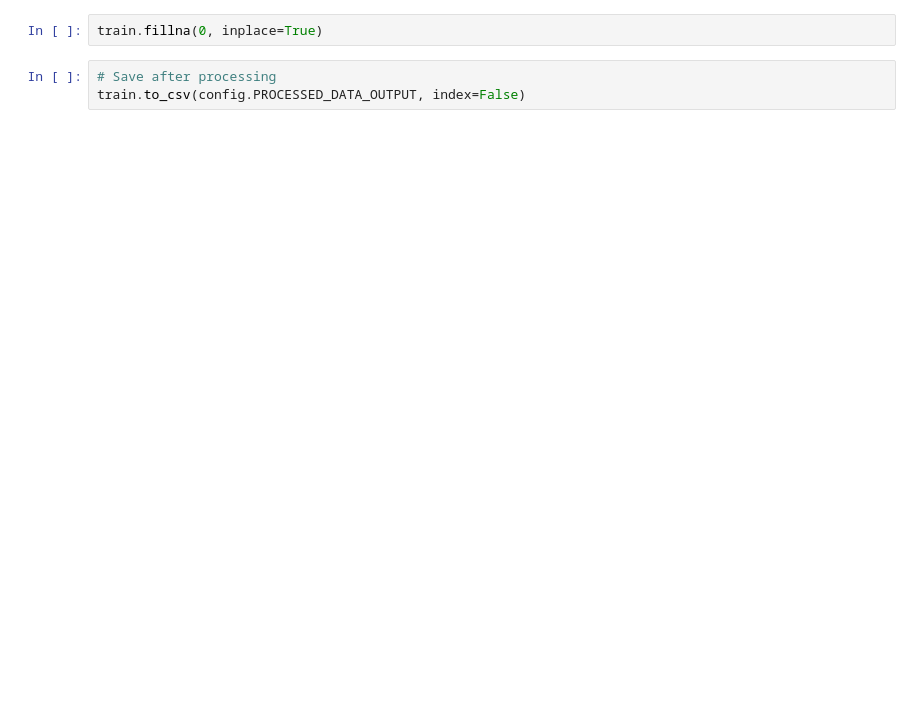
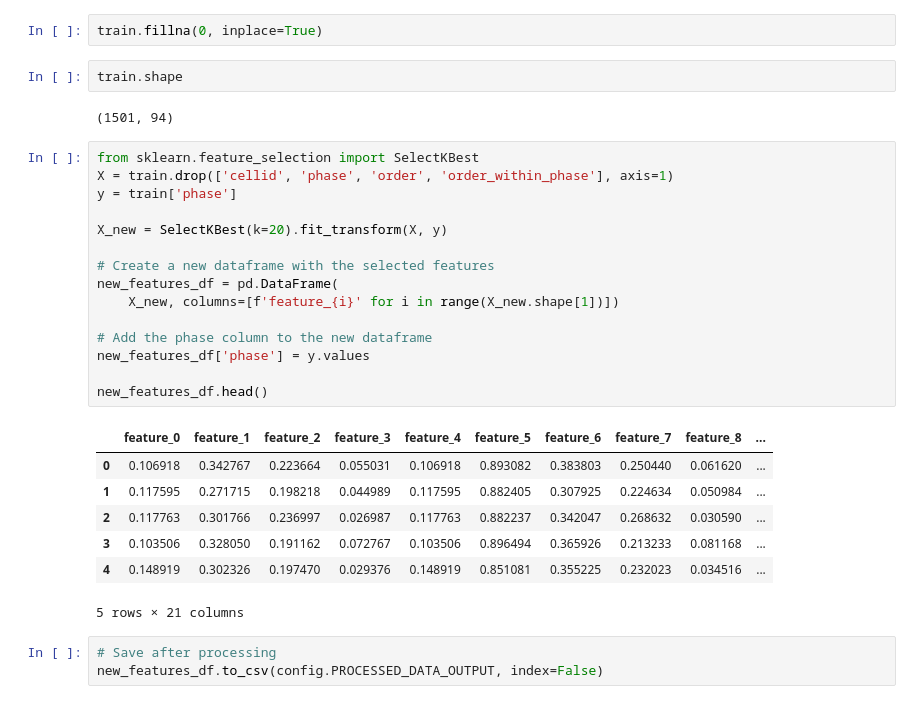
Before and after one commit to yahorlahunovich/wb-project, a Jupyter notebook: notebooks/feature_engineering_yahor.ipynb, the cells around one changed output. Cells and saved outputs as stored; diff of their text form; blank space fills up the shorter version.

Commit message:
some models added+feature importance, 0.714 score

```diff
--- a/notebooks/feature_engineering_yahor.ipynb
+++ b/notebooks/feature_engineering_yahor.ipynb
@@ -130,6 +476,33 @@ short_long_ratio      0
 dtype: int64
 # %%
 train.fillna(0, inplace=True)
+# %%
+train.shape
+# %% [output]
+(1501, 94)
+# %%
+from sklearn.feature_selection import SelectKBest
+X = train.drop(['cellid', 'phase', 'order', 'order_within_phase'], axis=1)
+y = train['phase']
+
+X_new = SelectKBest(k=20).fit_transform(X, y)
+
+# Create a new dataframe with the selected features
+new_features_df = pd.DataFrame(
+    X_new, columns=[f'feature_{i}' for i in range(X_new.shape[1])])
+
+# Add the phase column to the new dataframe
+new_features_df['phase'] = y.values
+
+new_features_df.head()
+# %% [output]
+|  | feature_0 | feature_1 | feature_2 | feature_3 | feature_4 | feature_5 | feature_6 | feature_7 | feature_8 | ... |
+| 0 | 0.106918 | 0.342767 | 0.223664 | 0.055031 | 0.106918 | 0.893082 | 0.383803 | 0.250440 | 0.061620 | ... |
+| 1 | 0.117595 | 0.271715 | 0.198218 | 0.044989 | 0.117595 | 0.882405 | 0.307925 | 0.224634 | 0.050984 | ... |
+| 2 | 0.117763 | 0.301766 | 0.236997 | 0.026987 | 0.117763 | 0.882237 | 0.342047 | 0.268632 | 0.030590 | ... |
+| 3 | 0.103506 | 0.328050 | 0.191162 | 0.072767 | 0.103506 | 0.896494 | 0.365926 | 0.213233 | 0.081168 | ... |
+| 4 | 0.148919 | 0.302326 | 0.197470 | 0.029376 | 0.148919 | 0.851081 | 0.355225 | 0.232023 | 0.034516 | ... |
+5 rows × 21 columns
 # %%
 # Save after processing
-train.to_csv(config.PROCESSED_DATA_OUTPUT, index=False)
+new_features_df.to_csv(config.PROCESSED_DATA_OUTPUT, index=False)
```
Also changed, not shown: parts of 11 cells of this notebook, 2 other files.
